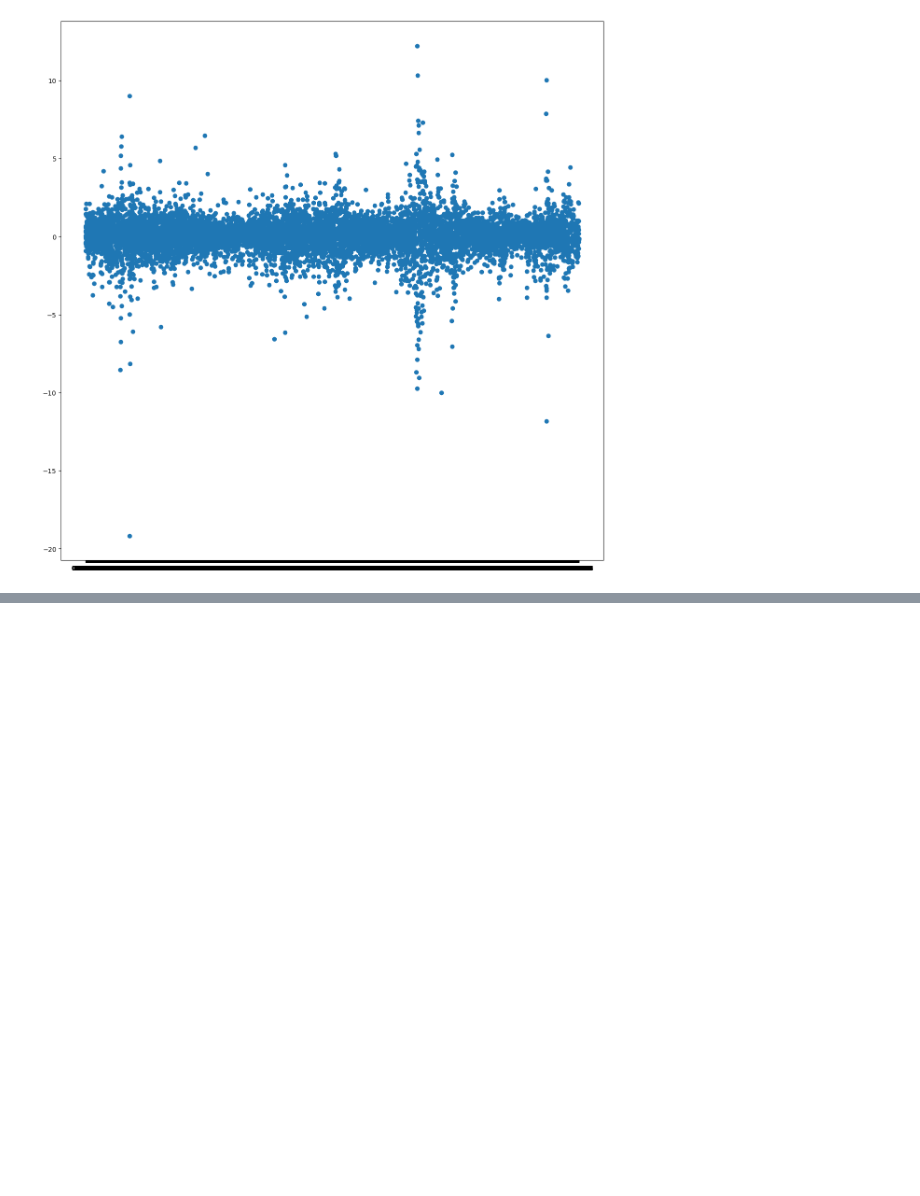
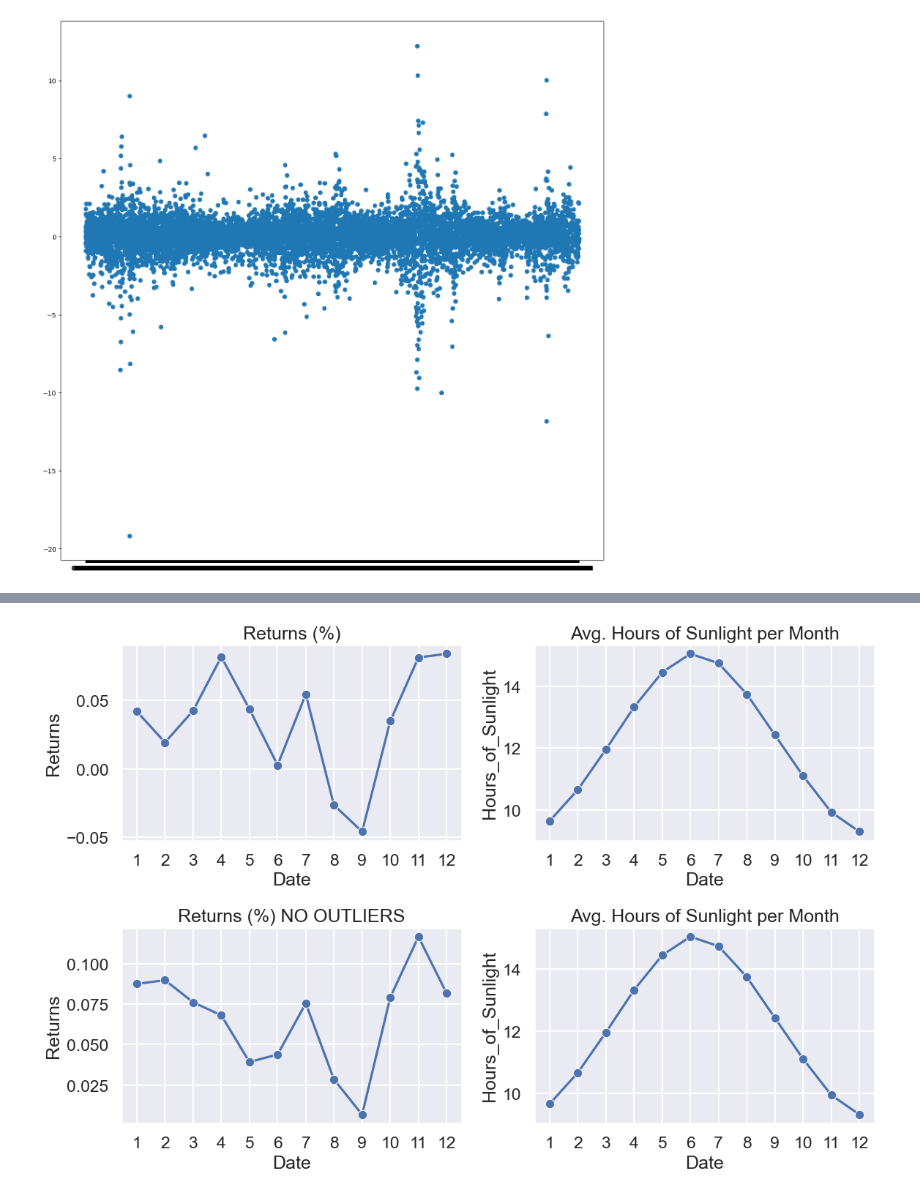
Before and after one commit to wangleo1/SADvsNYSE, a Jupyter notebook: notebooks/NYC_EDA.ipynb, the cells around one changed output, grey strips where cells are left out. Saved outputs shown, nothing was run; the diff lists cells and outputs as text; code cells hidden in the pictures; blank space fills up the shorter version.

```diff
--- a/notebooks/NYC_EDA.ipynb
+++ b/notebooks/NYC_EDA.ipynb
@@ -83 +77,18 @@ NYSE_Weather['Hours_of_Sunlight'] = pd.to_datetime(NYSE_Weather['Hours_of_Sunlig
+# %%
+#Calculating average monthly returns (includes outliers)
+avg_return = NYSE_Weather['Returns'].groupby(NYSE_Weather['Date'].dt.month).mean()
+
+#removing outliers
+q1 = NYSE_Weather['Returns'].quantile(0.25)
+q3 = NYSE_Weather['Returns'].quantile(0.75)
+IQR = q3 - q1
+
+#defining boundaries
+lowerBound = q1 - IQR*1.5
+upperBound = q3 + IQR*1.5
+
+#creating dataframe without outliers, then calculating average returns per month
+NYC_no_outliers = NYSE_Weather[(NYSE_Weather['Returns'] >= lowerBound) & (NYSE_Weather['Returns'] <= upperBound)]
+
+avg_return_NO = NYC_no_outliers['Returns'].groupby(NYC_no_outliers['Date'].dt.month).mean()
 # %%
@@ -110 +105,27 @@ Name: Hours_of_Sunlight, dtype: timedelta64[ns]
+# %%
+"""BOTH WITH AND WITHOUT OUTLIERS"""
+sns.set_theme(style = 'darkgrid', context = 'talk')
+
+fig, axes = plt.subplots(nrows=2, ncols=2, figsize=(12, 8))
+
+sns.lineplot(ax=axes[0,0], data= avg_return, marker='o')
+sns.lineplot(ax=axes[0,1], data= avg_sunlight_hours, marker='o')
+sns.lineplot(ax=axes[1,0], data= avg_return_NO, marker='o')
+sns.lineplot(ax=axes[1,1], data= avg_sunlight_hours, marker='o')
+
+axes[0,0].set_title('Returns (%)')
+axes[0,0].set_xticks(range(1, 13))
+
+axes[0,1].set_title('Avg. Hours of Sunlight per Month')
+axes[0,1].set_xticks(range(1, 13))
+
+axes[1,0].set_title('Returns (%) NO OUTLIERS')
+axes[1,0].set_xticks(range(1, 13))
+
+axes[1,1].set_title('Avg. Hours of Sunlight per Month')
+axes[1,1].set_xticks(range(1, 13))
+#clean layout
+plt.tight_layout()
+# %% [output]
+[figure, added]
 # %%
```
Also changed, not shown: parts of 18 cells of this notebook.
